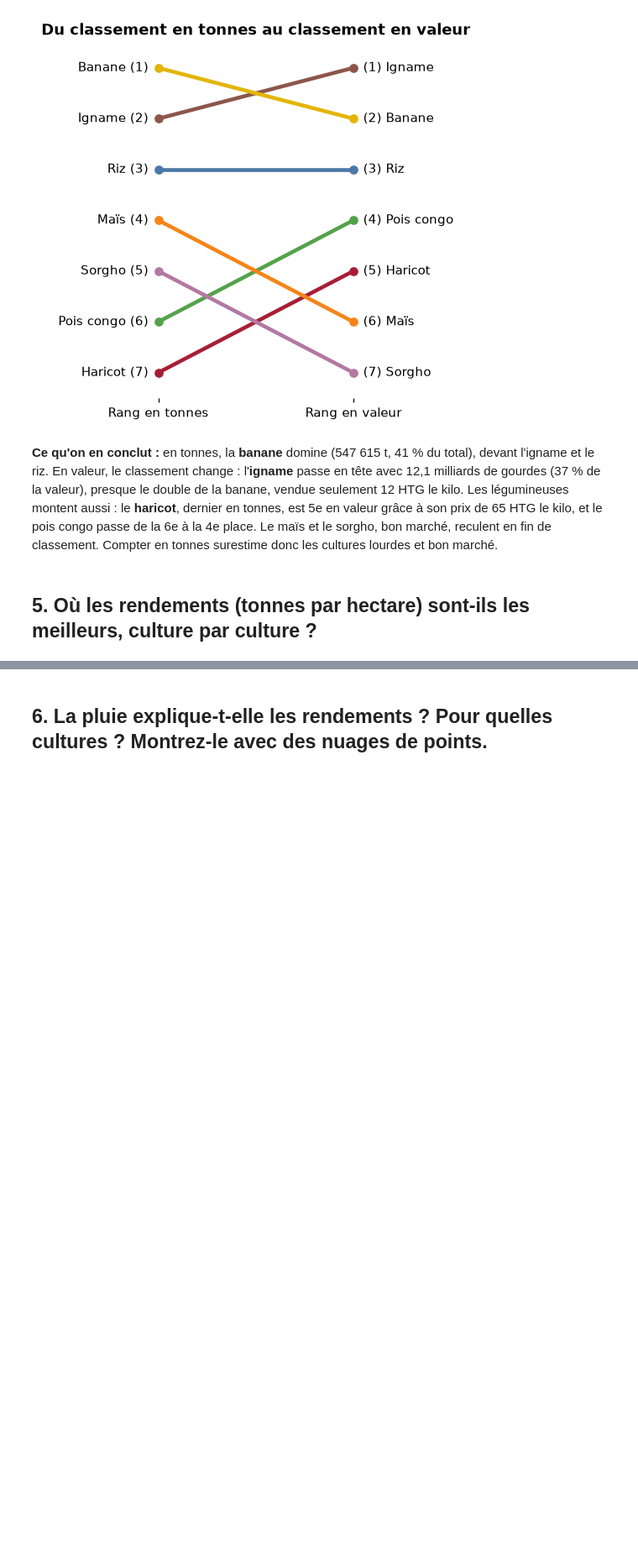
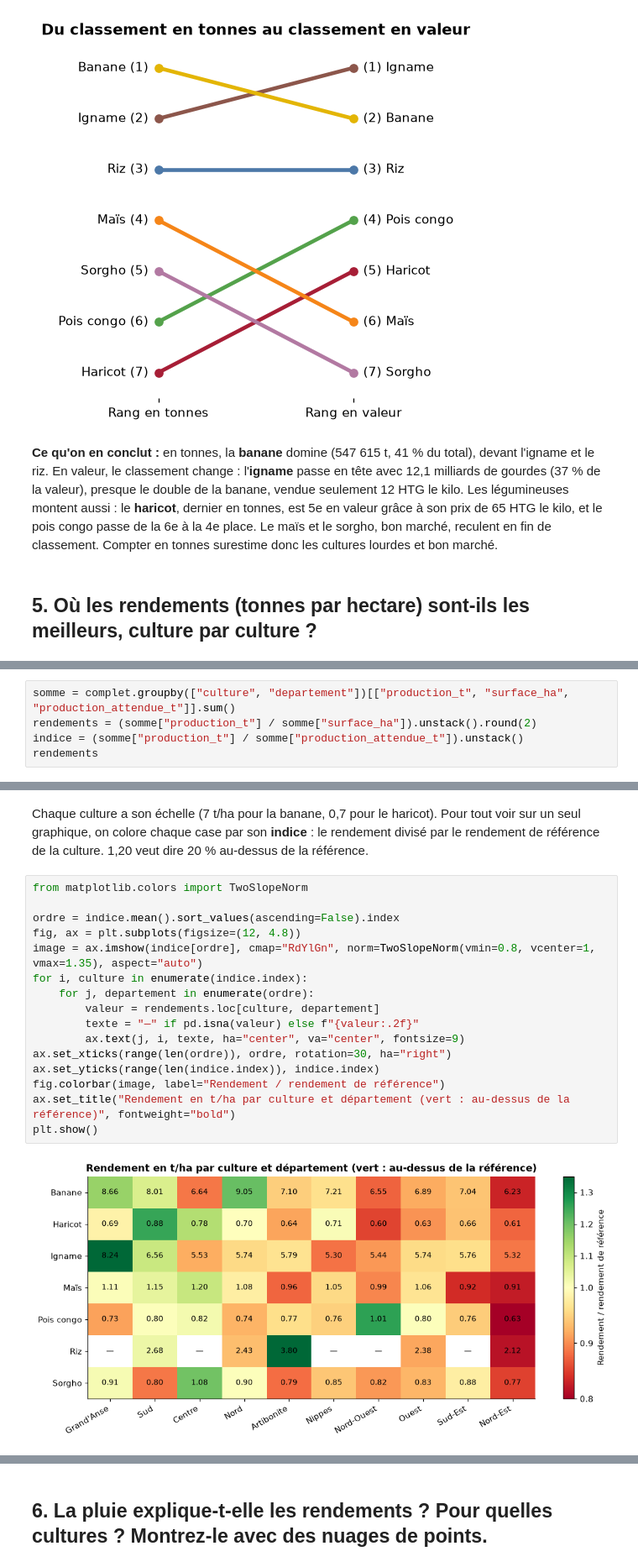
Before and after one commit to josilwilensky8-rgb/projet-data-recoltes, a Jupyter notebook: exploration.ipynb, the cells around one changed output, grey strips where cells are left out. Shown at 84% size. Cells and saved outputs as stored; diff of their text form; blank space fills up the shorter version.

Commit message:
question 2, rendements par culture et département

```diff
--- a/exploration.ipynb
+++ b/exploration.ipynb
@@ -339,0 +340,5 @@ plt.show()
+# %%
+somme = complet.groupby(["culture", "departement"])[["production_t", "surface_ha", "production_attendue_t"]].sum()
+rendements = (somme["production_t"] / somme["surface_ha"]).unstack().round(2)
+indice = (somme["production_t"] / somme["production_attendue_t"]).unstack()
+rendements
@@ -339,0 +355,20 @@ plt.show()
+# %% [markdown]
+Chaque culture a son échelle (7 t/ha pour la banane, 0,7 pour le haricot). Pour tout voir sur un seul graphique, on colore chaque case par son **indice** : le rendement divisé par le rendement de référence de la culture. 1,20 veut dire 20 % au-dessus de la référence.
+# %%
+from matplotlib.colors import TwoSlopeNorm
+
+ordre = indice.mean().sort_values(ascending=False).index
+fig, ax = plt.subplots(figsize=(12, 4.8))
+image = ax.imshow(indice[ordre], cmap="RdYlGn", norm=TwoSlopeNorm(vmin=0.8, vcenter=1, vmax=1.35), aspect="auto")
+for i, culture in enumerate(indice.index):
+    for j, departement in enumerate(ordre):
+        valeur = rendements.loc[culture, departement]
+        texte = "—" if pd.isna(valeur) else f"{valeur:.2f}"
+        ax.text(j, i, texte, ha="center", va="center", fontsize=9)
+ax.set_xticks(range(len(ordre)), ordre, rotation=30, ha="right")
+ax.set_yticks(range(len(indice.index)), indice.index)
+fig.colorbar(image, label="Rendement / rendement de référence")
+ax.set_title("Rendement en t/ha par culture et département (vert : au-dessus de la référence)", fontweight="bold")
+plt.show()
+# %% [output]
+[figure, added]
```
Also changed, not shown: parts of 11 cells of this notebook.
